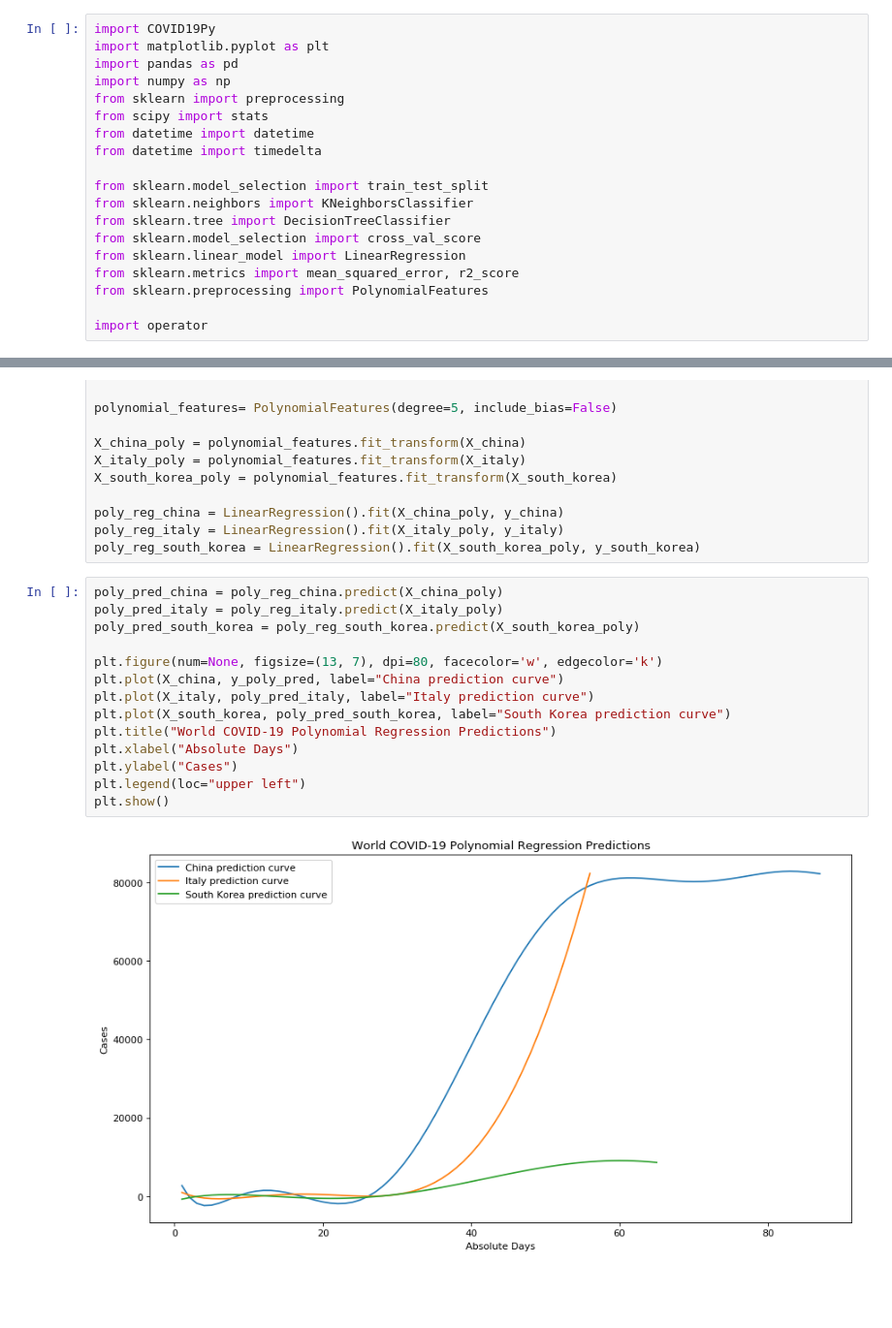
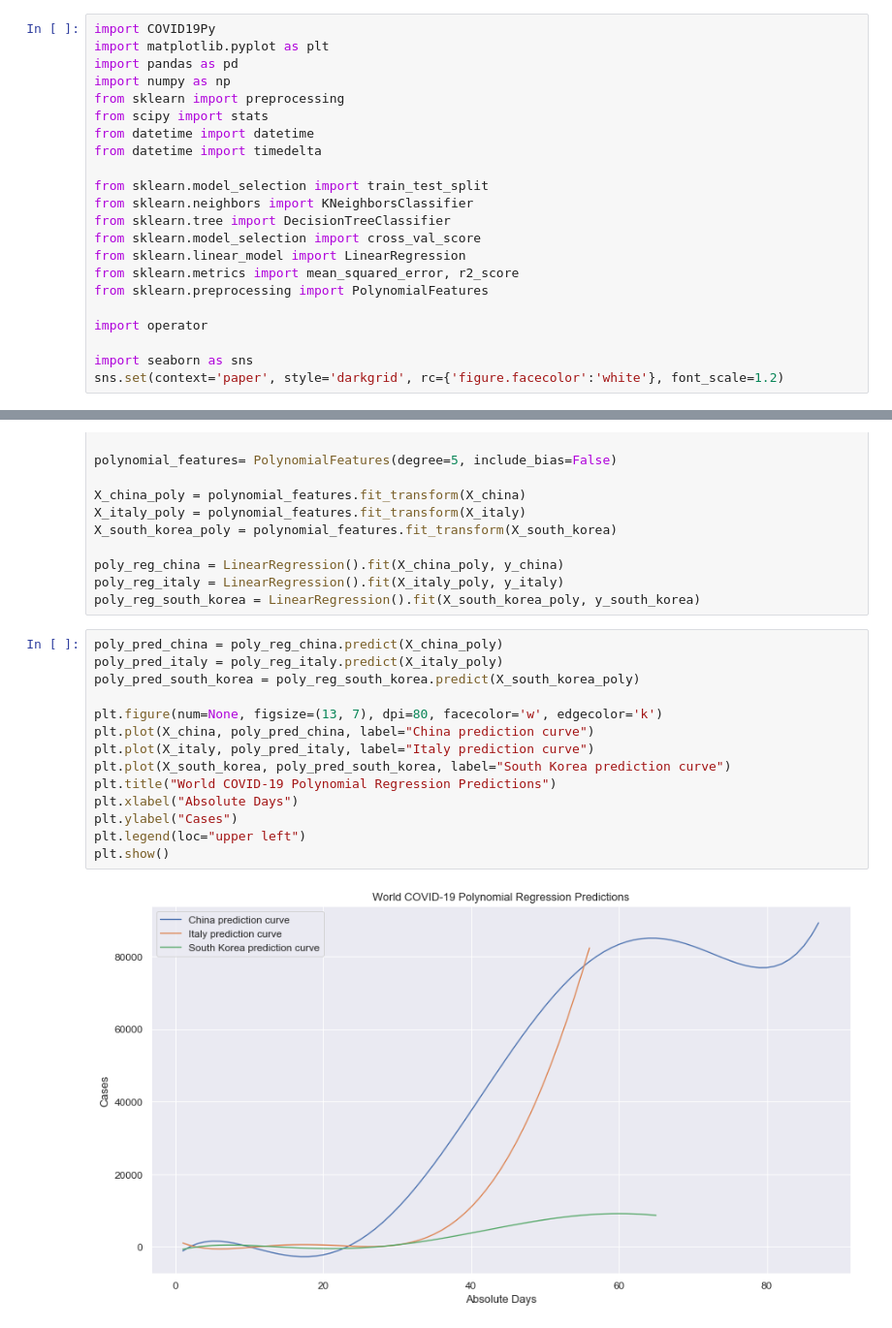
Before and after one commit to bkawakami/DataScienceCoronavirus2020, a Jupyter notebook: covid19_study.ipynb, the cells around one changed output, grey strips where cells are left out. Shown at 97% size. Saved outputs shown, nothing was run; the diff lists cells and outputs as text; blank space fills up the shorter version.

Commit message:
Add seaborn to the graphs

```diff
--- a/covid19_study.ipynb
+++ b/covid19_study.ipynb
@@ -17,6 +17,9 @@ from sklearn.metrics import mean_squared_error, r2_score
 from sklearn.preprocessing import PolynomialFeatures
 
 import operator
+
+import seaborn as sns
+sns.set(context='paper', style='darkgrid', rc={'figure.facecolor':'white'}, font_scale=1.2)
 # %%
 covid19 = COVID19Py.COVID19()
 # %%
@@ -304,19 +307,19 @@ poly_reg_south_korea = LinearRegression().fit(X_south_korea_poly, y_south_korea)
 # %%
 poly_pred_china = poly_reg_china.predict(X_china_poly)
 poly_pred_italy = poly_reg_italy.predict(X_italy_poly)
 poly_pred_south_korea = poly_reg_south_korea.predict(X_south_korea_poly)
 
 plt.figure(num=None, figsize=(13, 7), dpi=80, facecolor='w', edgecolor='k')
-plt.plot(X_china, y_poly_pred, label="China prediction curve")
+plt.plot(X_china, poly_pred_china, label="China prediction curve")
 plt.plot(X_italy, poly_pred_italy, label="Italy prediction curve")
 plt.plot(X_south_korea, poly_pred_south_korea, label="South Korea prediction curve")
 plt.title("World COVID-19 Polynomial Regression Predictions")
 plt.xlabel("Absolute Days")
 plt.ylabel("Cases")
 plt.legend(loc="upper left")
 plt.show()
 # %% [output]
-[figure, old version]
+[figure, new version]
 # %%
 brazil_data_prediction = dfNormDaysBrazil.drop(["Cases","Date","Recovered","Deaths","Contagious"], axis=1).values.reshape(-1, 1)
 polynomial_features= PolynomialFeatures(degree=5, include_bias=False)
```
Also changed, not shown: parts of 3 cells of this notebook.
